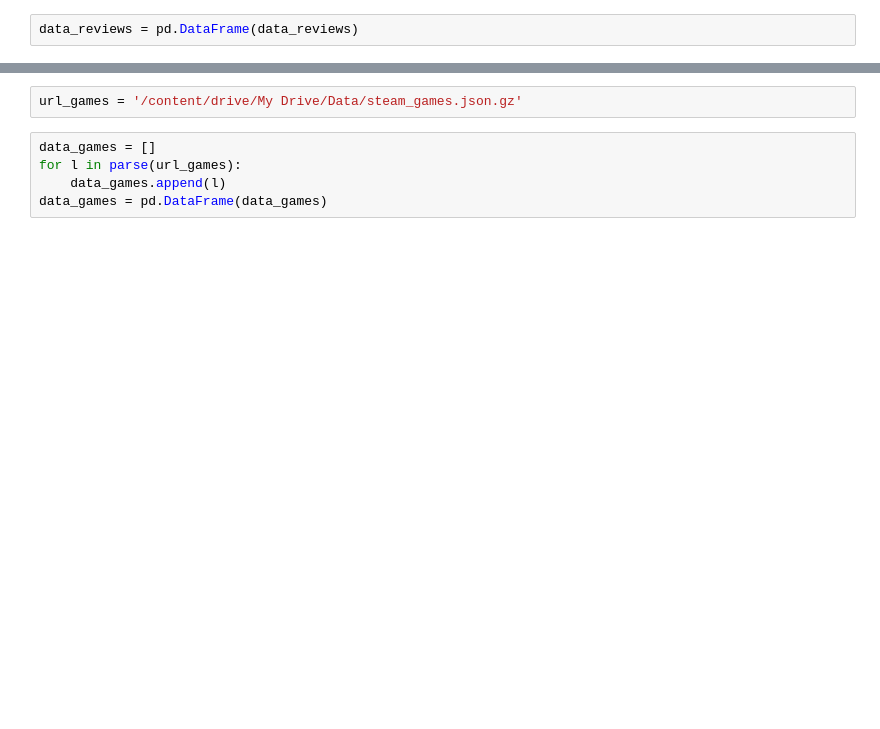
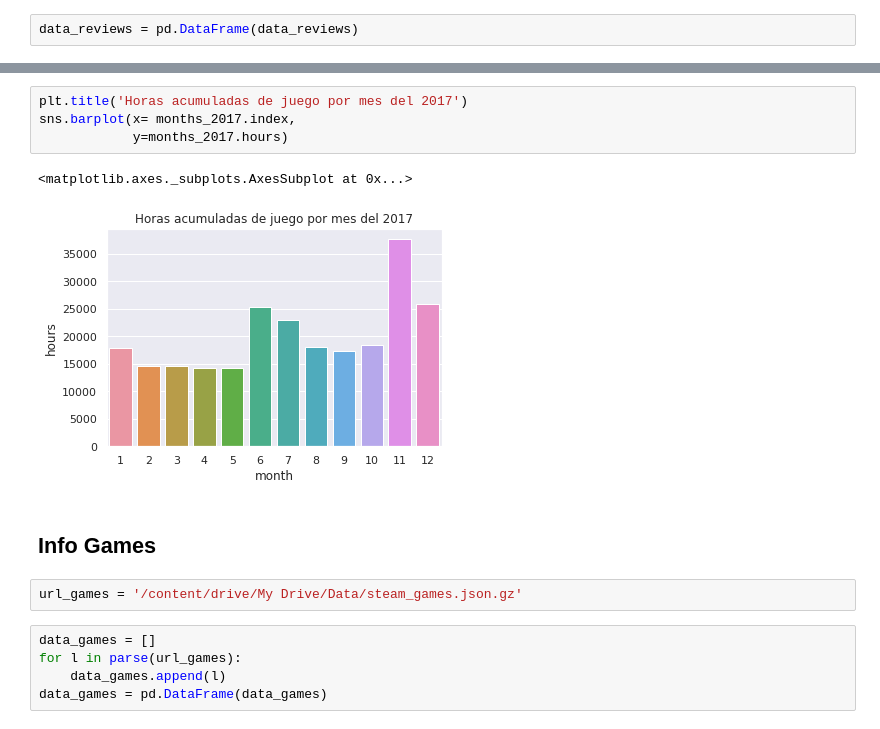
Before and after one commit to nestorjuarezR/Data_Science, a Jupyter notebook: Proyecto3.ipynb, the cells around one changed output, grey strips where cells are left out. Drawn from its saved outputs; the diff is of its cells as text; blank space fills up the shorter version.

```diff
--- a/Proyecto3.ipynb
+++ b/Proyecto3.ipynb
@@ -75,3 +147,12 @@ dtype: float64
+# %%
+plt.title('Horas acumuladas de juego por mes del 2017')
+sns.barplot(x= months_2017.index,
+            y=months_2017.hours)
+# %% [output]
+<matplotlib.axes._subplots.AxesSubplot at 0x...>
+[figure, added]
+# %% [markdown]
+ ## Info Games
 # %%
 url_games = '/content/drive/My Drive/Data/steam_games.json.gz'
 # %%
```
Also changed, not shown: parts of 26 cells of this notebook.
